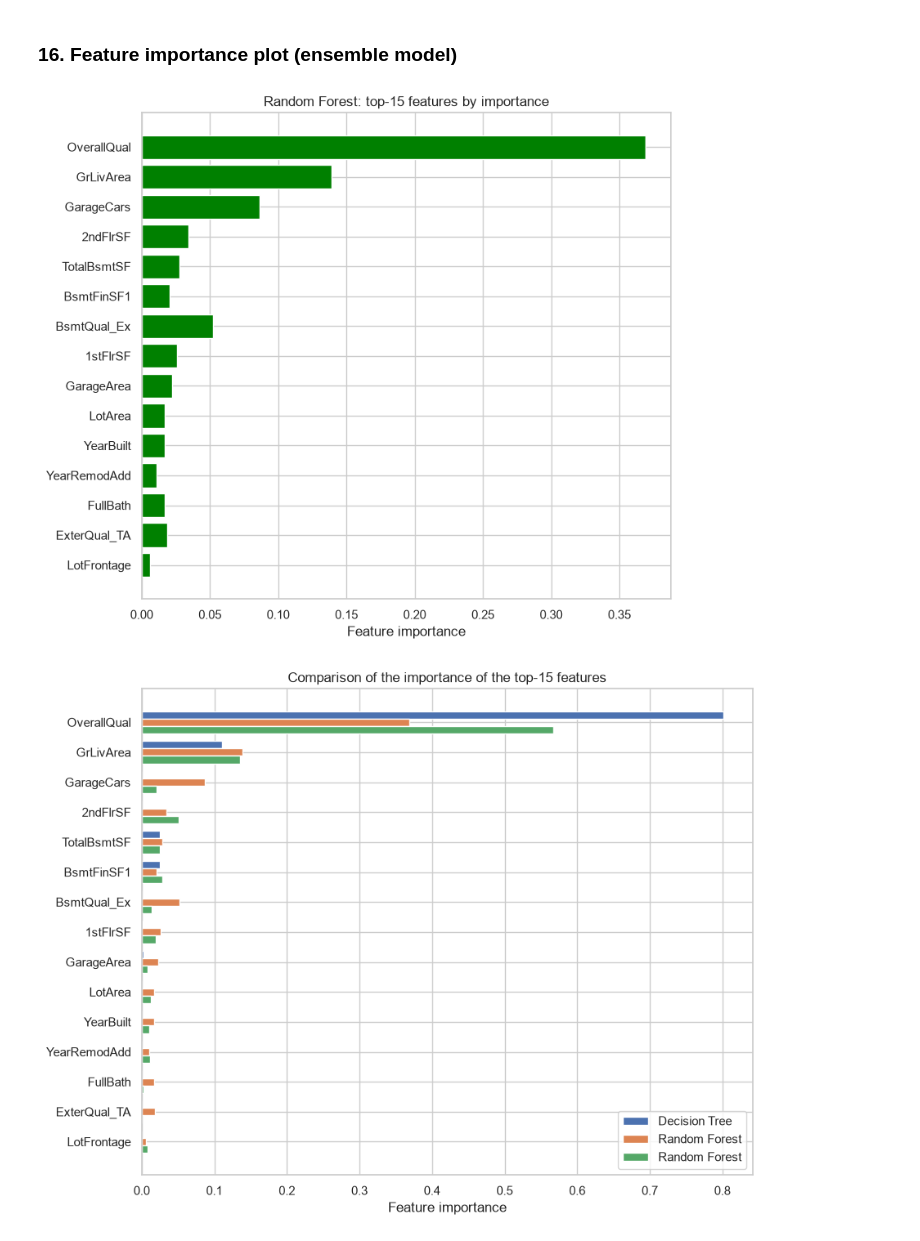
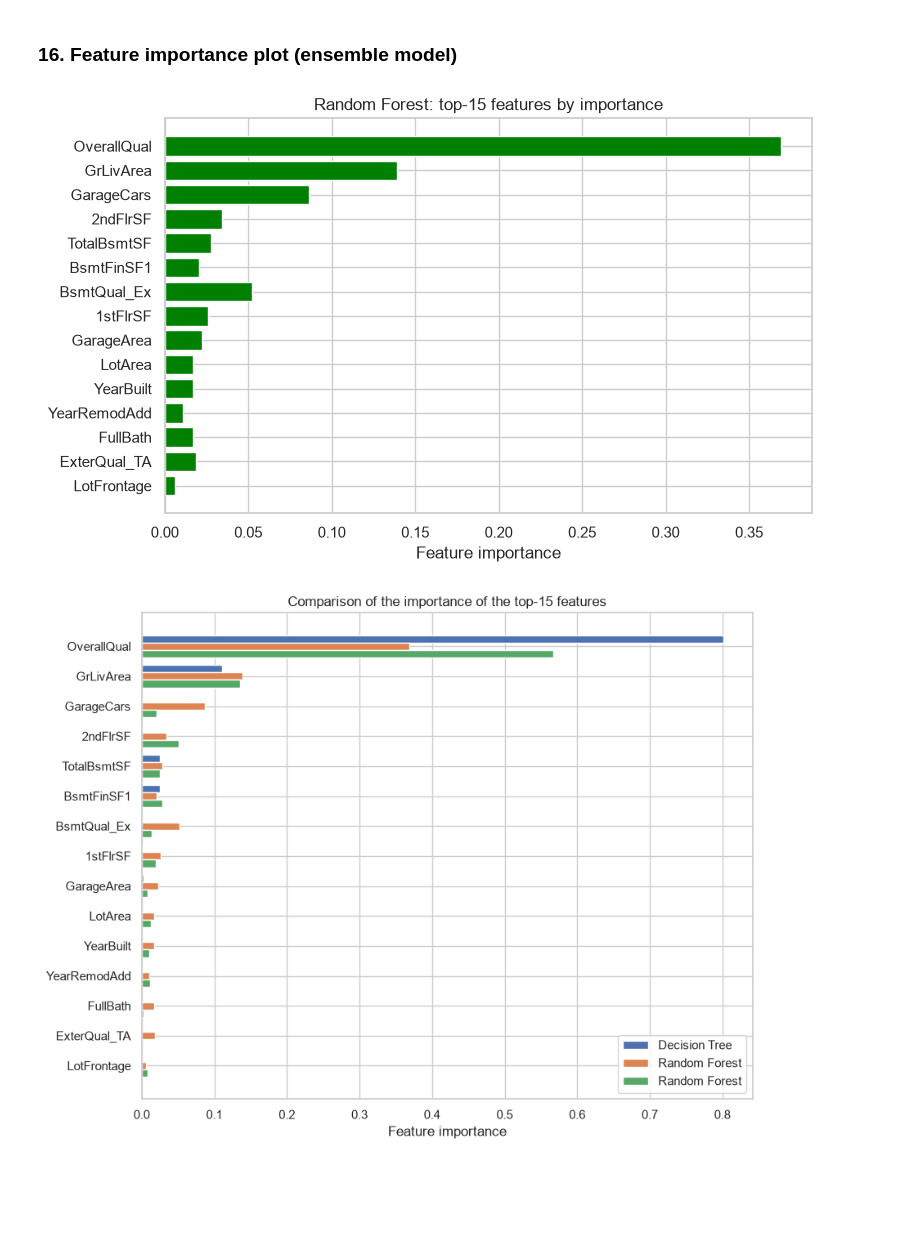
Before and after one commit to anuri-el/Machine-Learning-Technologies, a Jupyter notebook: l4_trees.ipynb, the cells around one changed output. Saved outputs shown, nothing was run; the diff lists cells and outputs as text; code cells hidden in the pictures; blank space fills up the shorter version.

```diff
--- a/trees.ipynb
+++ b/l4_trees.ipynb
@@ -798,14 +798,14 @@ Spearman correlation between feature ranks:
 # %%
 top_features_plot = importance_summary.head(top_n).index.tolist()
 
-plt.figure(figsize=(8, 7))
+plt.figure(figsize=(8, 5))
 plt.barh(top_features_plot[::-1], rf_best.feature_importances_[[feature_names.index(f) for f in top_features_plot]][::-1], color='green')
 plt.xlabel('Feature importance')
 plt.title(f'Random Forest: top-{top_n} features by importance')
 plt.tight_layout()
 plt.show()
 # %% [output]
-[figure, old version]
+[figure, new version]
 # %%
 fig, ax = plt.subplots(figsize=(9, 7))
 y_pos = np.arange(top_n)
```
Also changed, not shown: parts of 1 cell of this notebook, 7 other files.
